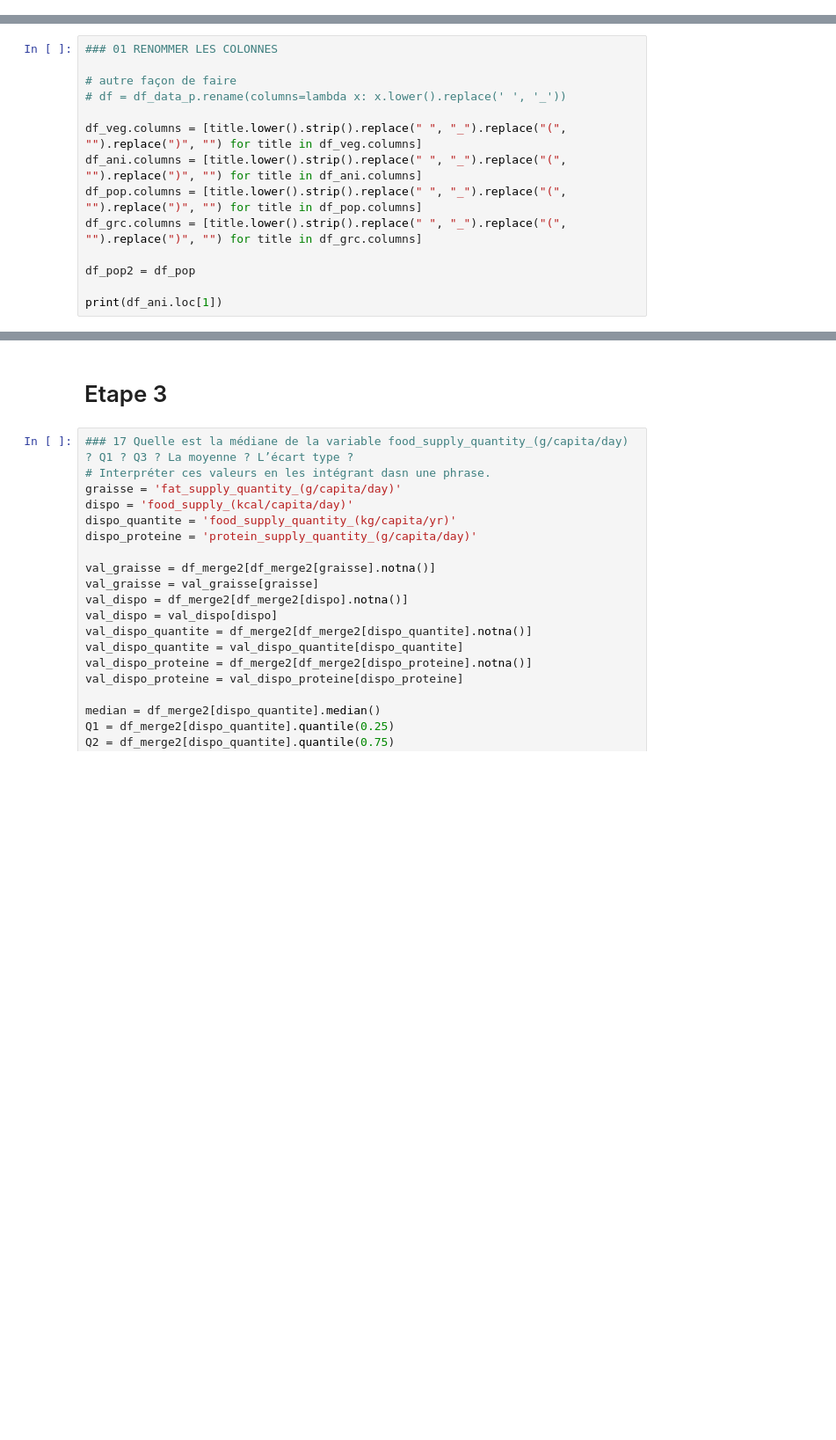
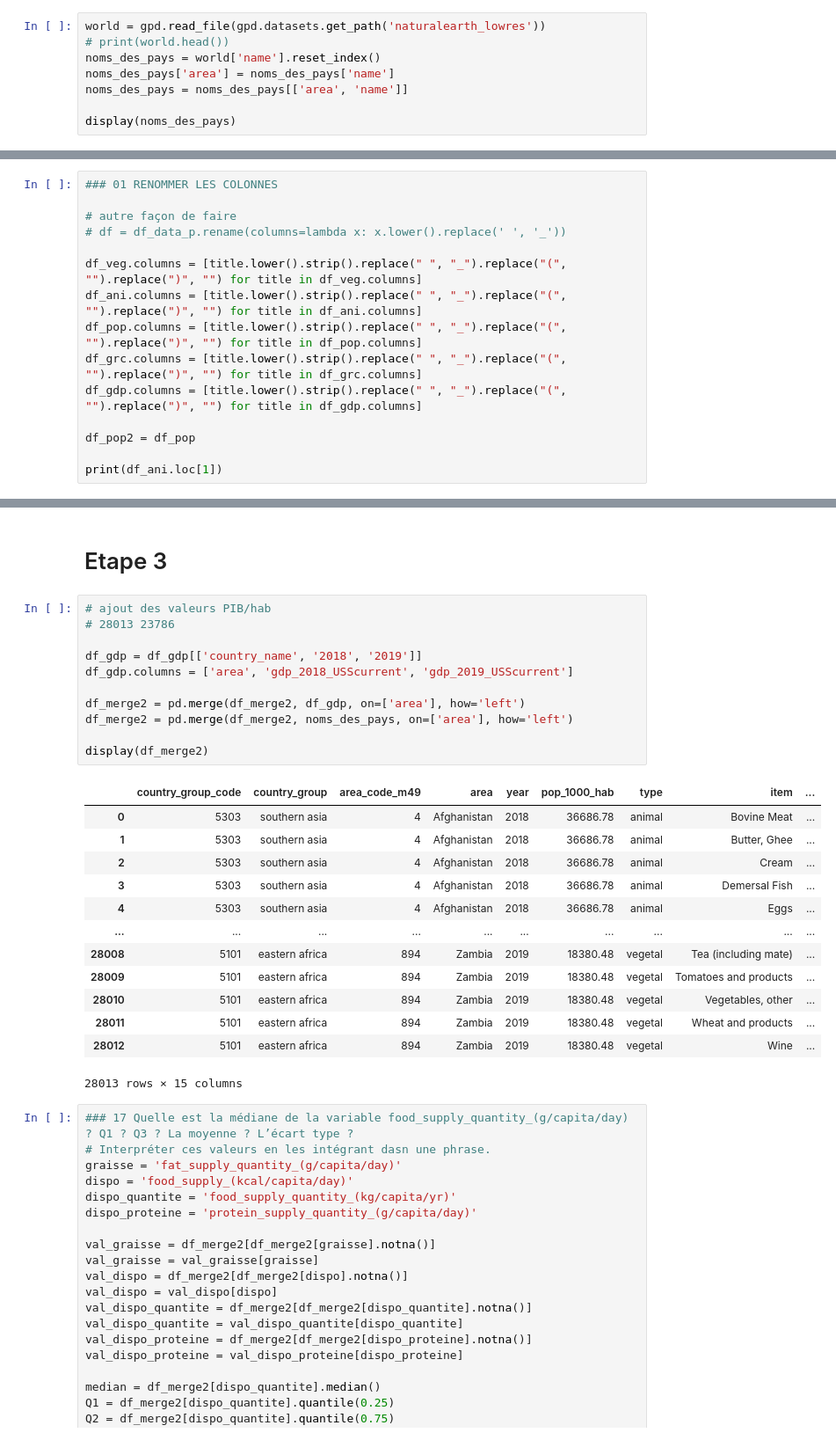
Before and after one commit to Hamza-Benhammou/brief_data_CCH, a Jupyter notebook: chris_test.ipynb, the cells around one changed output, grey strips where cells are left out. Shown at 88% size. Saved outputs shown, nothing was run; the diff lists cells and outputs as text; blank space fills up the shorter version.

```diff
--- a/chris_test.ipynb
+++ b/chris_test.ipynb
@@ -9,0 +14,8 @@ df_grc = pd.read_csv("data_country_group.csv")
+# %%
+world = gpd.read_file(gpd.datasets.get_path('naturalearth_lowres'))
+# print(world.head())
+noms_des_pays = world['name'].reset_index()
+noms_des_pays['area'] = noms_des_pays['name']
+noms_des_pays = noms_des_pays[['area', 'name']]
+
+display(noms_des_pays)
@@ -45,6 +71,7 @@ df_veg.columns = [title.lower().strip().replace(" ", "_").replace("(", "").repla
 df_ani.columns = [title.lower().strip().replace(" ", "_").replace("(", "").replace(")", "") for title in df_ani.columns]
 df_pop.columns = [title.lower().strip().replace(" ", "_").replace("(", "").replace(")", "") for title in df_pop.columns]
 df_grc.columns = [title.lower().strip().replace(" ", "_").replace("(", "").replace(")", "") for title in df_grc.columns]
+df_gdp.columns = [title.lower().strip().replace(" ", "_").replace("(", "").replace(")", "") for title in df_gdp.columns]
 
 df_pop2 = df_pop
 
@@ -556,6 +583,31 @@ display(df_merge2[df_merge2['area'] == 'China, mainland'])
 |  | country_group_code | country_group | area_code_m49 | area | year | pop_1000_hab | type | item | ... |
 # %% [markdown]
 # Etape 3
+# %%
+# ajout des valeurs PIB/hab
+# 28013 23786
+
+df_gdp = df_gdp[['country_name', '2018', '2019']]
+df_gdp.columns = ['area', 'gdp_2018_USScurrent', 'gdp_2019_USScurrent']
+
+df_merge2 = pd.merge(df_merge2, df_gdp, on=['area'], how='left')
+df_merge2 = pd.merge(df_merge2, noms_des_pays, on=['area'], how='left')
+
+display(df_merge2)
+# %% [output]
+|  | country_group_code | country_group | area_code_m49 | area | year | pop_1000_hab | type | item | ... |
+| 0 | 5303 | southern asia | 4 | Afghanistan | 2018 | 36686.78 | animal | Bovine Meat | ... |
+| 1 | 5303 | southern asia | 4 | Afghanistan | 2018 | 36686.78 | animal | Butter, Ghee | ... |
+| 2 | 5303 | southern asia | 4 | Afghanistan | 2018 | 36686.78 | animal | Cream | ... |
+| 3 | 5303 | southern asia | 4 | Afghanistan | 2018 | 36686.78 | animal | Demersal Fish | ... |
+| 4 | 5303 | southern asia | 4 | Afghanistan | 2018 | 36686.78 | animal | Eggs | ... |
+| ... | ... | ... | ... | ... | ... | ... | ... | ... | ... |
+| 28008 | 5101 | eastern africa | 894 | Zambia | 2019 | 18380.48 | vegetal | Tea (including mate) | ... |
+| 28009 | 5101 | eastern africa | 894 | Zambia | 2019 | 18380.48 | vegetal | Tomatoes and products | ... |
+| 28010 | 5101 | eastern africa | 894 | Zambia | 2019 | 18380.48 | vegetal | Vegetables, other | ... |
+| 28011 | 5101 | eastern africa | 894 | Zambia | 2019 | 18380.48 | vegetal | Wheat and products | ... |
+| 28012 | 5101 | eastern africa | 894 | Zambia | 2019 | 18380.48 | vegetal | Wine | ... |
+28013 rows × 15 columns
 # %%
 ### 17 Quelle est la médiane de la variable food_supply_quantity_(g/capita/day) ? Q1 ? Q3 ? La moyenne ? L’écart type ?
 # Interpréter ces valeurs en les intégrant dasn une phrase.
```
Also changed, not shown: parts of 16 cells of this notebook, 4 other files.
